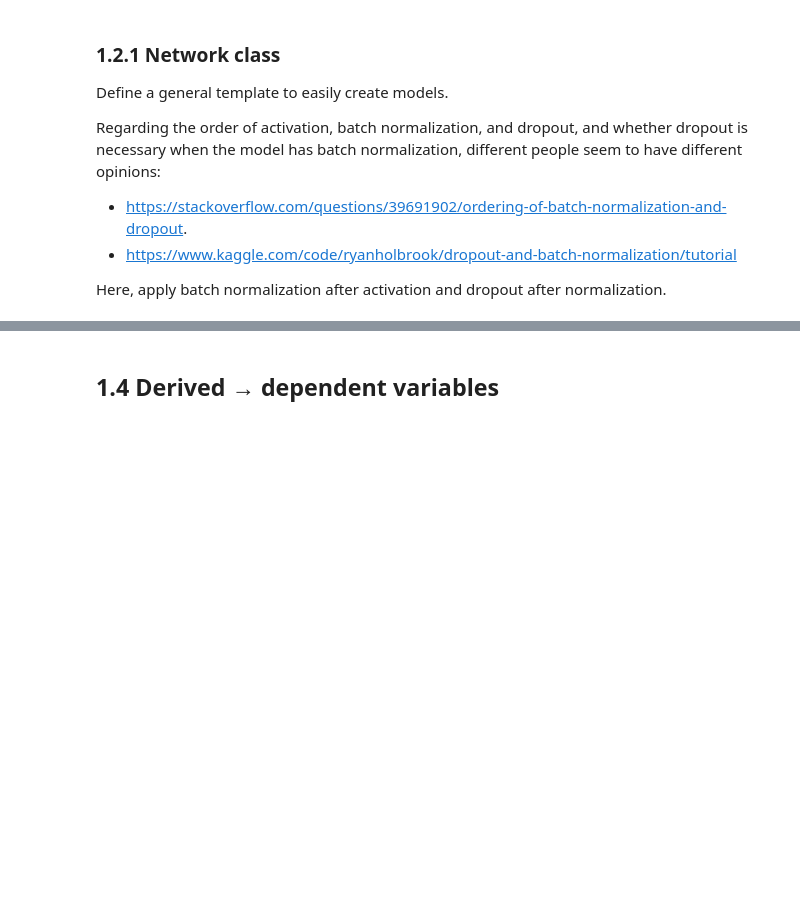
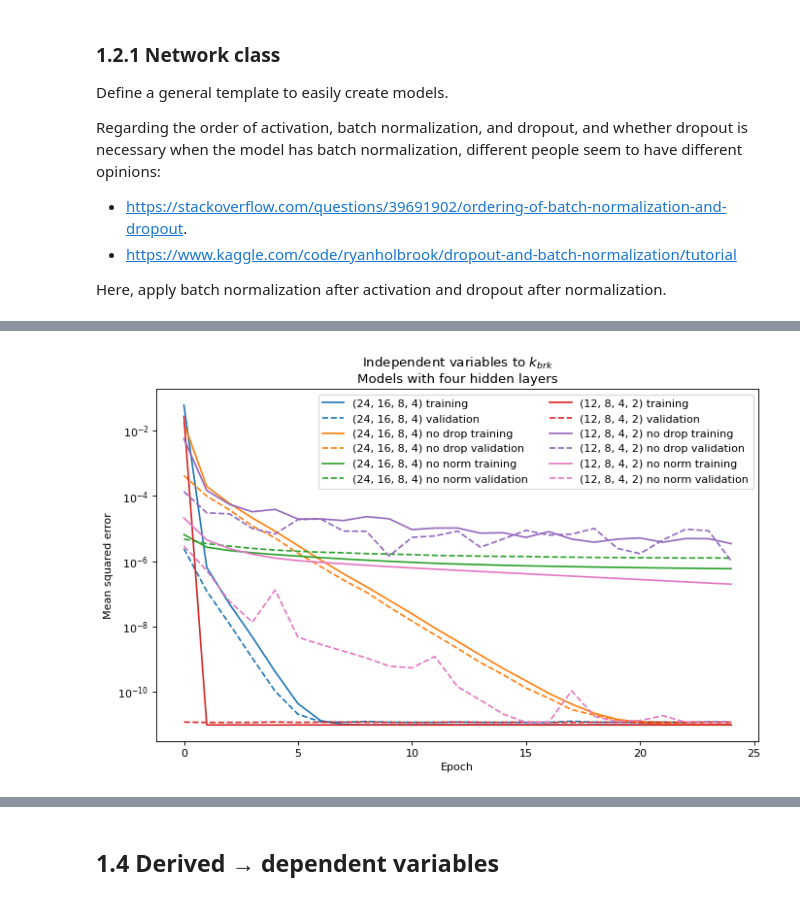
Before and after one commit to vtd9/solar_regression, a Jupyter notebook: hw2.ipynb, the cells around one changed output, grey strips where cells are left out. Drawn from its saved outputs; the diff is of its cells as text; code cells hidden in the pictures; blank space fills up the shorter version.

```diff
--- a/hw2.ipynb
+++ b/hw2.ipynb
@@ -33,7 +35,7 @@ References:
 The CSV file is stored in a public GitHub repository for convenience. Alternatively, reference a local file or upload the file into Colab's runtime.
 # %%
 url = 'https://raw.githubusercontent.com/vtd9/multilayer-perceptron/' + \
-  'temp_space/Untitled%20spreadsheet%20-%20Terres_Li_Sample_Data_Set.csv'
+  'temp_space/Sample_Data_Set.csv'
 df = pd.read_csv(url)
 # %%
 # Independent variables
@@ -374,0 +417,7 @@ plot_mult_models(models, title='Models with four hidden layers')
+# %%
+# Create container to store models, optimizers, & results in
+models4 = mult_models(len(indep_vars), [(24, 16, 8, 4), (12, 8, 4, 2)], 1, 0.1)
+
+# Train
+train_mult_models(models4, train_loader_indep, valid_loader_indep, mse,
+                  epochs=25)
@@ -374,0 +442,6 @@ plot_mult_models(models, title='Models with four hidden layers')
+# %%
+plot_mult_models(models4, 25,
+                 title='Independent variables to $k_{brk}$'
+                 + '\nModels with four hidden layers')
+# %% [output]
+[figure, added]
```
Also changed, not shown: parts of 28 cells of this notebook.
